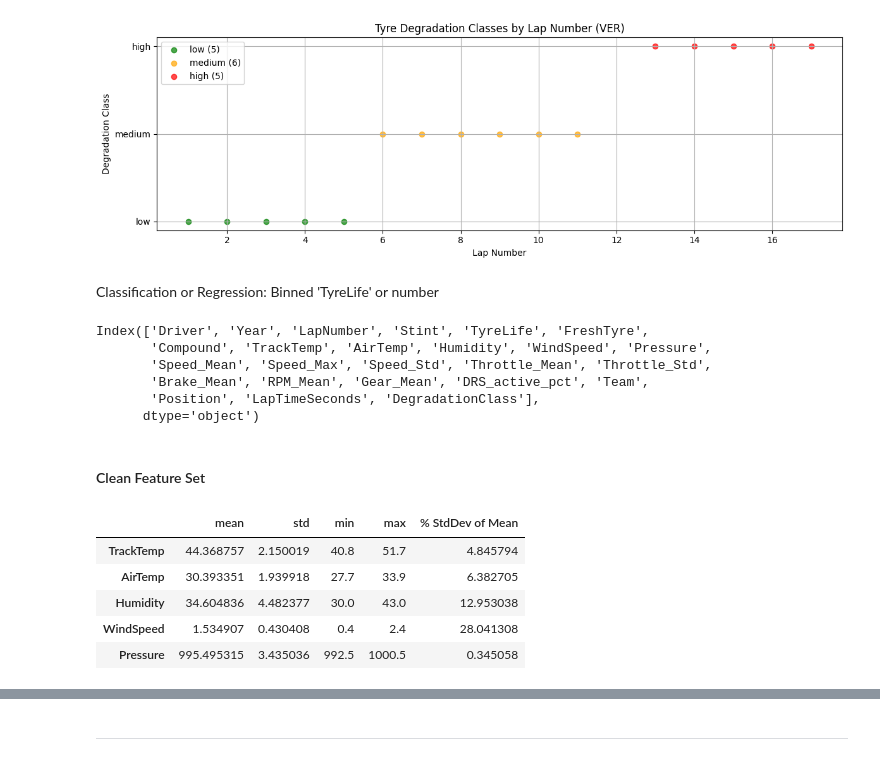
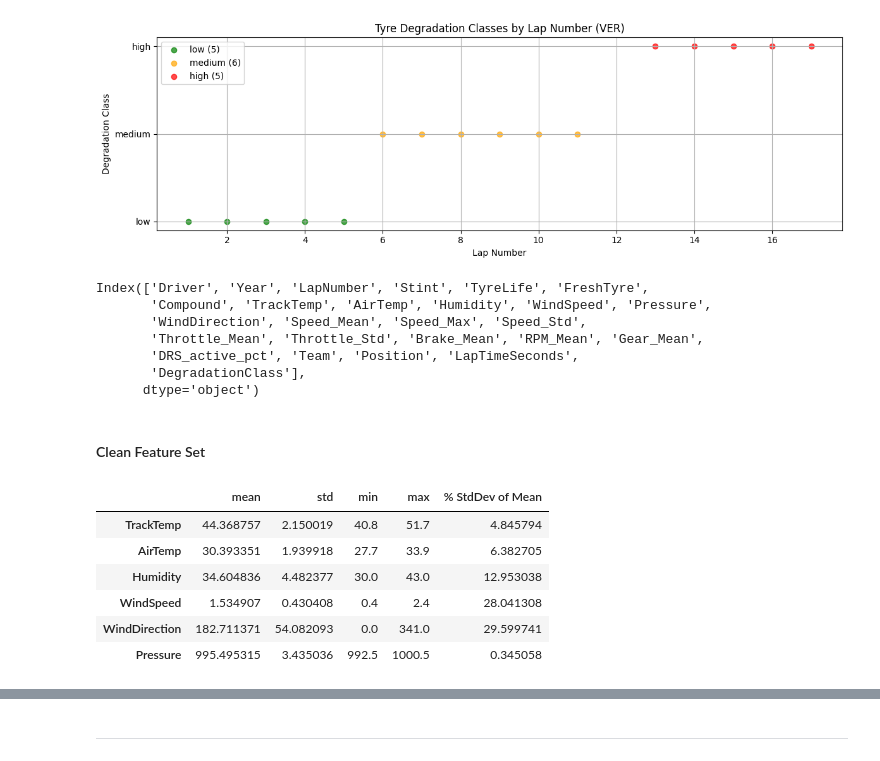
Before and after one commit to ashton-cho/tyre-deg, a Jupyter notebook: tyre_deg.ipynb, the cells around one changed output, grey strips where cells are left out. Cells and saved outputs as stored; diff of their text form; code cells hidden in the pictures.

```diff
--- a/tyre_deg.ipynb
+++ b/tyre_deg.ipynb
@@ -438,7 +438,7 @@ features_to_keep = [
     'Driver', 'Year', 'LapNumber', 'Stint', 'TyreLife', 'FreshTyre', 'Compound',
 
     # Weather
-    'TrackTemp', 'AirTemp', 'Humidity', 'WindSpeed', 'Pressure',
+    'TrackTemp', 'AirTemp', 'Humidity', 'WindSpeed', 'Pressure', 'WindDirection',
 
     # Telemetry Aggregates
     'Speed_Mean', 'Speed_Max', 'Speed_Std',
@@ -781,37 +786,36 @@ plt.tight_layout()
 plt.show()
 # %% [output]
 [figure]
-# %% [markdown]
-Classification or Regression:
-Binned 'TyreLife' or number
 # %%
 # TyreLife-based label
 final_df_copy.columns
 # %% [output]
 Index(['Driver', 'Year', 'LapNumber', 'Stint', 'TyreLife', 'FreshTyre',
        'Compound', 'TrackTemp', 'AirTemp', 'Humidity', 'WindSpeed', 'Pressure',
-       'Speed_Mean', 'Speed_Max', 'Speed_Std', 'Throttle_Mean', 'Throttle_Std',
-       'Brake_Mean', 'RPM_Mean', 'Gear_Mean', 'DRS_active_pct', 'Team',
-       'Position', 'LapTimeSeconds', 'DegradationClass'],
+       'WindDirection', 'Speed_Mean', 'Speed_Max', 'Speed_Std',
+       'Throttle_Mean', 'Throttle_Std', 'Brake_Mean', 'RPM_Mean', 'Gear_Mean',
+       'DRS_active_pct', 'Team', 'Position', 'LapTimeSeconds',
+       'DegradationClass'],
       dtype='object')
 # %% [markdown]
 #### Clean Feature Set
 # %%
 # Select only weather-related columns
-weather_cols = ['TrackTemp', 'AirTemp', 'Humidity', 'WindSpeed', 'Pressure']
+weather_cols = ['TrackTemp', 'AirTemp', 'Humidity', 'WindSpeed', 'WindDirection', 'Pressure']
 weather_stats = final_df[weather_cols].describe().T
 
 # Add a column for standard deviation as % of mean (to assess variation)
 weather_stats['% StdDev of Mean'] = (weather_stats['std'] / weather_stats['mean']) * 100
 
 # Display the stats
 weather_stats[['mean', 'std', 'min', 'max', '% StdDev of Mean']]
 # %% [output]
 |  | mean | std | min | max | % StdDev of Mean |
 | TrackTemp | 44.368757 | 2.150019 | 40.8 | 51.7 | 4.845794 |
 | AirTemp | 30.393351 | 1.939918 | 27.7 | 33.9 | 6.382705 |
 | Humidity | 34.604836 | 4.482377 | 30.0 | 43.0 | 12.953038 |
 | WindSpeed | 1.534907 | 0.430408 | 0.4 | 2.4 | 28.041308 |
+| WindDirection | 182.711371 | 54.082093 | 0.0 | 341.0 | 29.599741 |
 | Pressure | 995.495315 | 3.435036 | 992.5 | 1000.5 | 0.345058 |
 # %%
 # Remove weather data for single track
```
Also changed, not shown: parts of 49 cells of this notebook, 2 other files.
